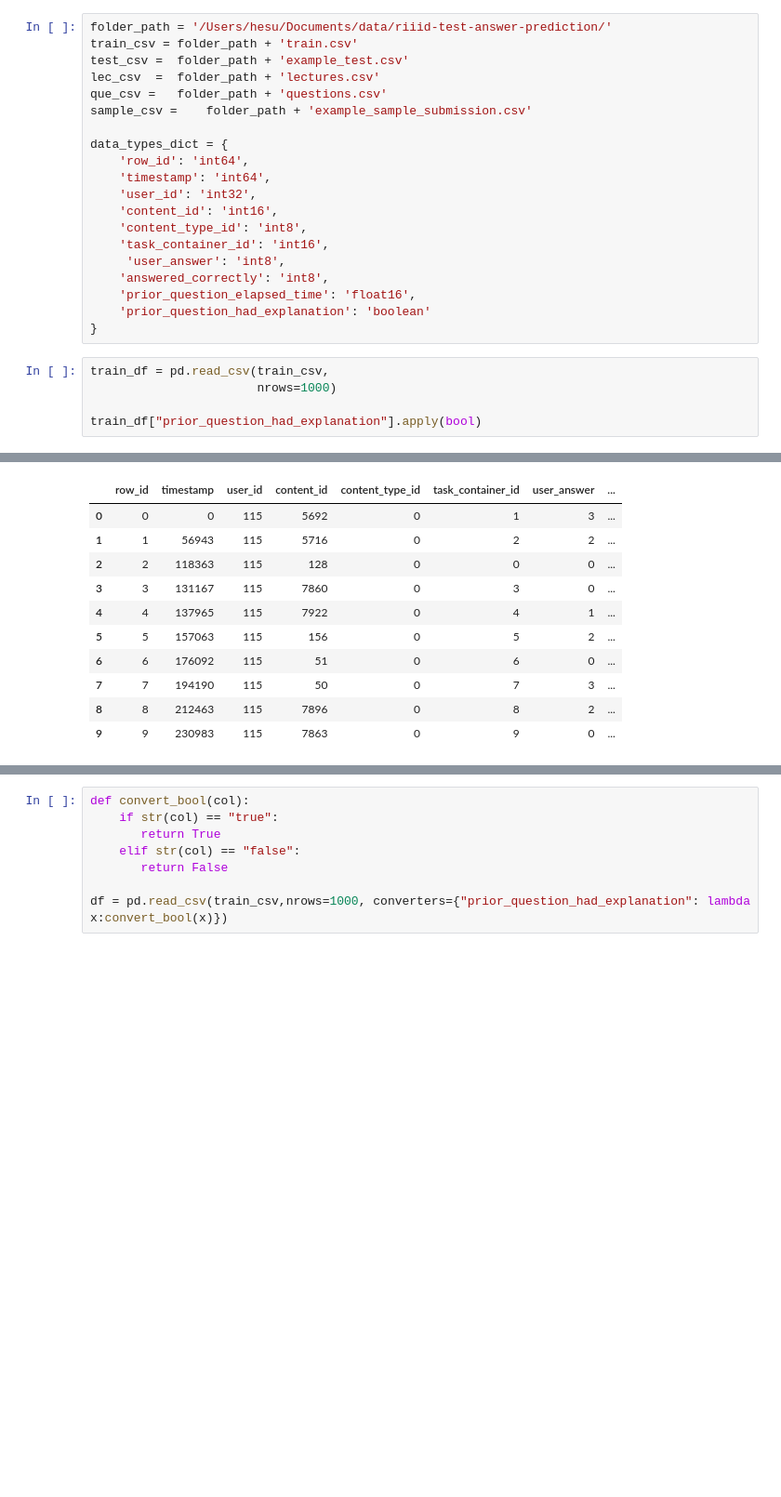
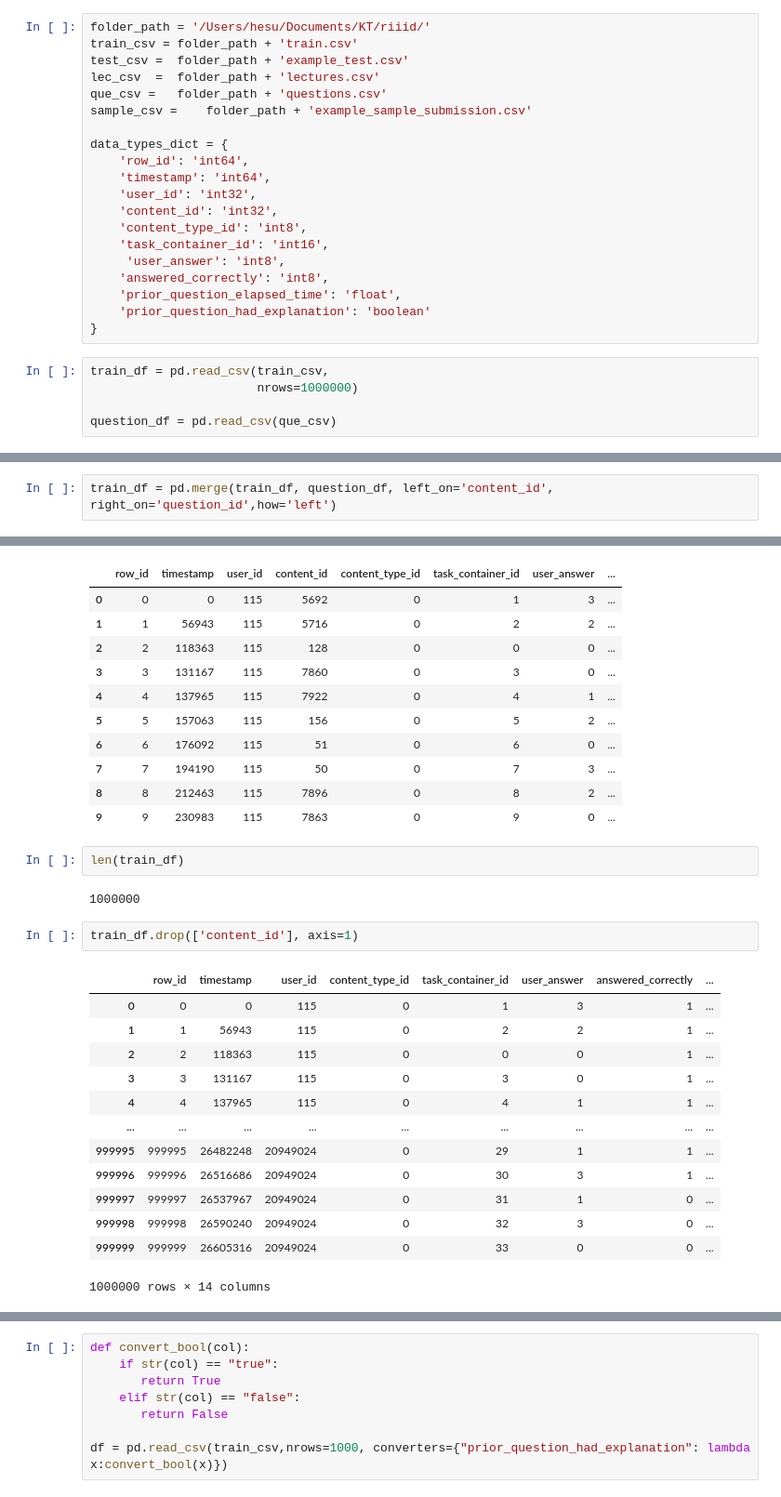
Before and after one commit to SuHe36/Notes, a Jupyter notebook: jupyter/pytorch/EDA/EDA.ipynb, the cells around one changed output, grey strips where cells are left out. Shown: that part at 93% size. Cells and saved outputs as stored; diff of their text form; blank space fills up the shorter version.

```diff
--- a/jupyter/pytorch/EDA/EDA.ipynb
+++ b/jupyter/pytorch/EDA/EDA.ipynb
@@ -39,5 +17,5 @@ sr_ = Style.RESET_ALL
 # %%
-folder_path = '/Users/hesu/Documents/data/riiid-test-answer-prediction/'
+folder_path = '/Users/hesu/Documents/KT/riiid/'
 train_csv = folder_path + 'train.csv'
 test_csv =  folder_path + 'example_test.csv'
 lec_csv  =  folder_path + 'lectures.csv'
@@ -48,16 +26,16 @@ data_types_dict = {
     'row_id': 'int64',
     'timestamp': 'int64',
     'user_id': 'int32',
-    'content_id': 'int16',
+    'content_id': 'int32',
     'content_type_id': 'int8',
     'task_container_id': 'int16',
      'user_answer': 'int8',
     'answered_correctly': 'int8',
-    'prior_question_elapsed_time': 'float16',
+    'prior_question_elapsed_time': 'float',
     'prior_question_had_explanation': 'boolean'
 }
 # %%
 train_df = pd.read_csv(train_csv,
-                       nrows=1000)
+                       nrows=1000000)
 
-train_df["prior_question_had_explanation"].apply(bool)
+question_df = pd.read_csv(que_csv)
@@ -87,3 +42,5 @@ numpy.int64
+# %%
+train_df = pd.merge(train_df, question_df, left_on='content_id', right_on='question_id',how='left')
 # %%
 train_df.head(10)
 # %% [output]
@@ -98,6 +55,26 @@ train_df.head(10)
 | 7 | 7 | 194190 | 115 | 50 | 0 | 7 | 3 | ... |
 | 8 | 8 | 212463 | 115 | 7896 | 0 | 8 | 2 | ... |
 | 9 | 9 | 230983 | 115 | 7863 | 0 | 9 | 0 | ... |
+# %%
+len(train_df)
+# %% [output]
+1000000
+# %%
+train_df.drop(['content_id'], axis=1)
+# %% [output]
+|  | row_id | timestamp | user_id | content_type_id | task_container_id | user_answer | answered_correctly | ... |
+| 0 | 0 | 0 | 115 | 0 | 1 | 3 | 1 | ... |
+| 1 | 1 | 56943 | 115 | 0 | 2 | 2 | 1 | ... |
+| 2 | 2 | 118363 | 115 | 0 | 0 | 0 | 1 | ... |
+| 3 | 3 | 131167 | 115 | 0 | 3 | 0 | 1 | ... |
+| 4 | 4 | 137965 | 115 | 0 | 4 | 1 | 1 | ... |
+| ... | ... | ... | ... | ... | ... | ... | ... | ... |
+| 999995 | 999995 | 26482248 | 20949024 | 0 | 29 | 1 | 1 | ... |
+| 999996 | 999996 | 26516686 | 20949024 | 0 | 30 | 3 | 1 | ... |
+| 999997 | 999997 | 26537967 | 20949024 | 0 | 31 | 1 | 0 | ... |
+| 999998 | 999998 | 26590240 | 20949024 | 0 | 32 | 3 | 0 | ... |
+| 999999 | 999999 | 26605316 | 20949024 | 0 | 33 | 0 | 0 | ... |
+1000000 rows × 14 columns
 # %%
 train_df.info()
 # %% [output]
```
Also changed, not shown: parts of 25 cells of this notebook, 11 other files.
